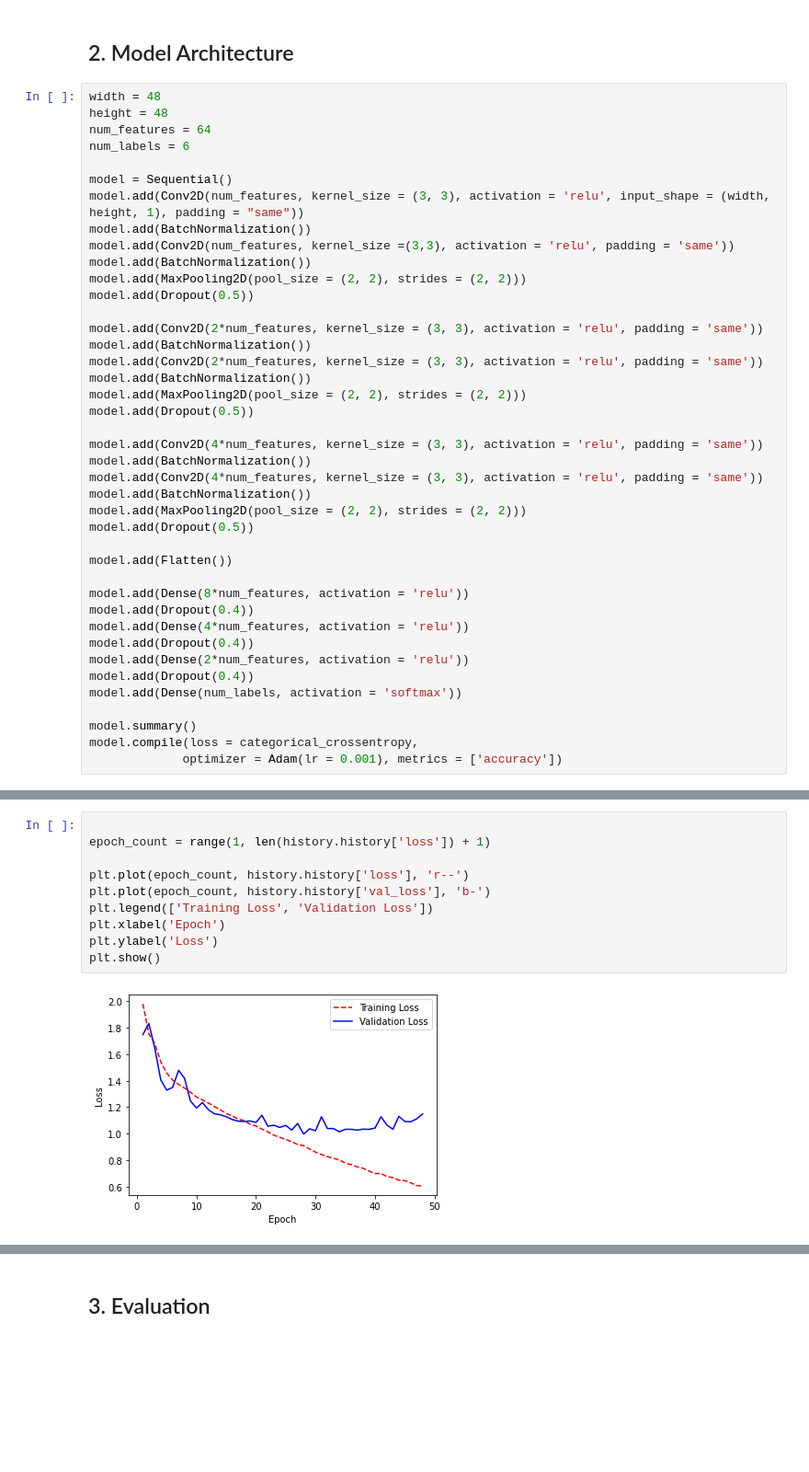
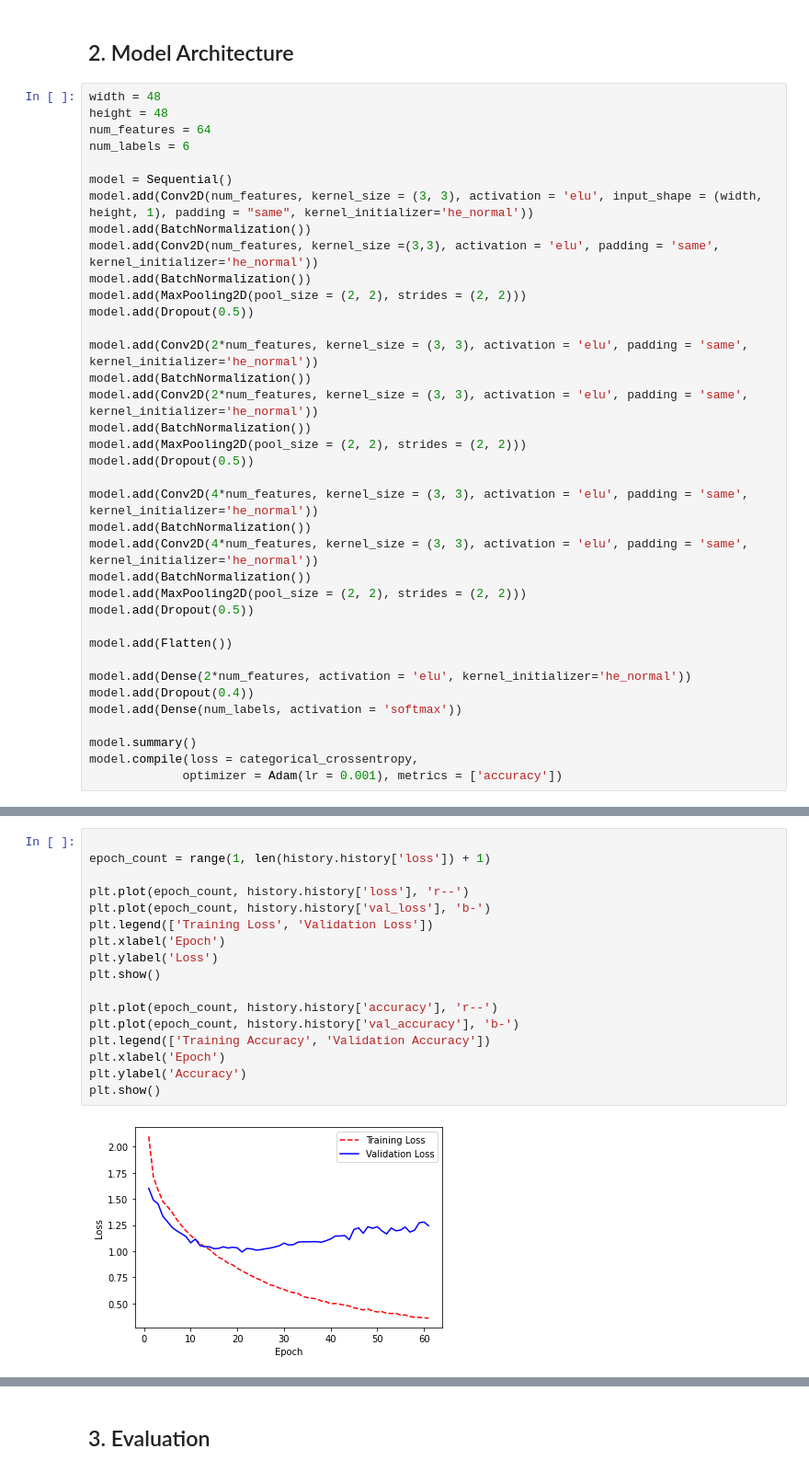
Before and after one commit to tuananh0305/Facial_Expression_Recognition, a Jupyter notebook: Facial_Expression_Recognition.ipynb, the cells around one changed output, grey strips where cells are left out. Shown: that part at 92% size. Drawn from its saved outputs; the diff is of its cells as text; blank space fills up the shorter version.

```diff
--- a/Facial_Expression_Recognition.ipynb
+++ b/Facial_Expression_Recognition.ipynb
@@ -146,34 +150,30 @@ num_features = 64
 num_labels = 6
 
 model = Sequential()
-model.add(Conv2D(num_features, kernel_size = (3, 3), activation = 'relu', input_shape = (width, height, 1), padding = "same"))
+model.add(Conv2D(num_features, kernel_size = (3, 3), activation = 'elu', input_shape = (width, height, 1), padding = "same", kernel_initializer='he_normal'))
 model.add(BatchNormalization())
-model.add(Conv2D(num_features, kernel_size =(3,3), activation = 'relu', padding = 'same'))
+model.add(Conv2D(num_features, kernel_size =(3,3), activation = 'elu', padding = 'same', kernel_initializer='he_normal'))
 model.add(BatchNormalization())
 model.add(MaxPooling2D(pool_size = (2, 2), strides = (2, 2)))
 model.add(Dropout(0.5))
 
-model.add(Conv2D(2*num_features, kernel_size = (3, 3), activation = 'relu', padding = 'same'))
+model.add(Conv2D(2*num_features, kernel_size = (3, 3), activation = 'elu', padding = 'same', kernel_initializer='he_normal'))
 model.add(BatchNormalization())
-model.add(Conv2D(2*num_features, kernel_size = (3, 3), activation = 'relu', padding = 'same'))
+model.add(Conv2D(2*num_features, kernel_size = (3, 3), activation = 'elu', padding = 'same', kernel_initializer='he_normal'))
 model.add(BatchNormalization())
 model.add(MaxPooling2D(pool_size = (2, 2), strides = (2, 2)))
 model.add(Dropout(0.5))
 
-model.add(Conv2D(4*num_features, kernel_size = (3, 3), activation = 'relu', padding = 'same'))
+model.add(Conv2D(4*num_features, kernel_size = (3, 3), activation = 'elu', padding = 'same', kernel_initializer='he_normal'))
 model.add(BatchNormalization())
-model.add(Conv2D(4*num_features, kernel_size = (3, 3), activation = 'relu', padding = 'same'))
+model.add(Conv2D(4*num_features, kernel_size = (3, 3), activation = 'elu', padding = 'same', kernel_initializer='he_normal'))
 model.add(BatchNormalization())
 model.add(MaxPooling2D(pool_size = (2, 2), strides = (2, 2)))
 model.add(Dropout(0.5))
 
 model.add(Flatten())
 
-model.add(Dense(8*num_features, activation = 'relu'))
-model.add(Dropout(0.4))
-model.add(Dense(4*num_features, activation = 'relu'))
-model.add(Dropout(0.4))
-model.add(Dense(2*num_features, activation = 'relu'))
+model.add(Dense(2*num_features, activation = 'elu', kernel_initializer='he_normal'))
 model.add(Dropout(0.4))
 model.add(Dense(num_labels, activation = 'softmax'))
 
@@ -234,12 +234,19 @@ Epoch 48/100
 # %%
 
 epoch_count = range(1, len(history.history['loss']) + 1)
 
 plt.plot(epoch_count, history.history['loss'], 'r--')
 plt.plot(epoch_count, history.history['val_loss'], 'b-')
 plt.legend(['Training Loss', 'Validation Loss'])
 plt.xlabel('Epoch')
 plt.ylabel('Loss')
 plt.show()
+
+plt.plot(epoch_count, history.history['accuracy'], 'r--')
+plt.plot(epoch_count, history.history['val_accuracy'], 'b-')
+plt.legend(['Training Accuracy', 'Validation Accuracy'])
+plt.xlabel('Epoch')
+plt.ylabel('Accuracy')
+plt.show()
 # %% [output]
-[figure, old version]
+[figure, new version]
```
Also changed, not shown: parts of 25 cells of this notebook, 14 other files.
